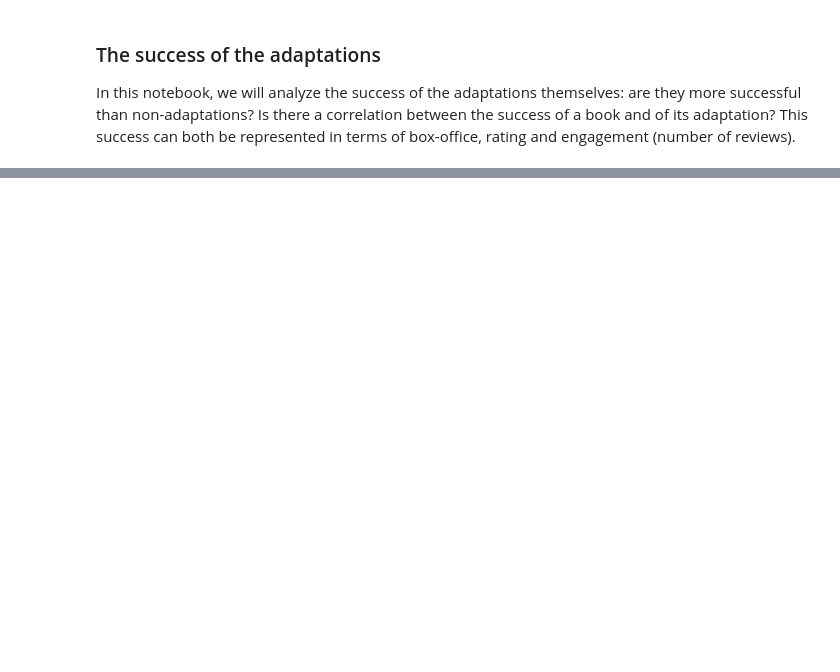
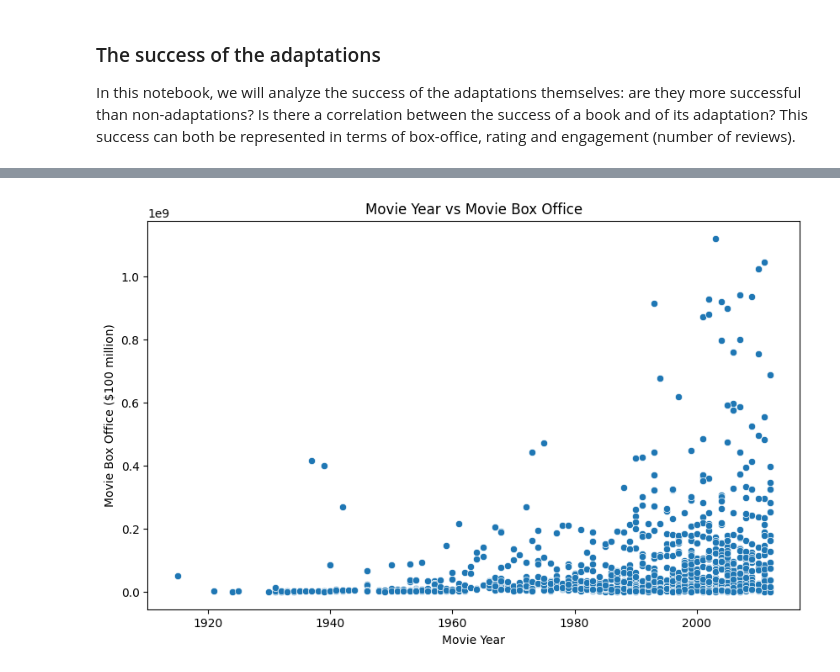
Before and after one commit to epfl-ada/ada-2024-project-padamalgame, a Jupyter notebook: adaptation_success_analysis.ipynb, the cells around one changed output, grey strips where cells are left out. Drawn from its saved outputs; the diff is of its cells as text; code cells hidden in the pictures; blank space fills up the shorter version.

```diff
--- a/adaptation_success_analysis.ipynb
+++ b/adaptation_success_analysis.ipynb
@@ -10,8 +10,6 @@ import json
 from src.scripts.merge_cmu import clean_cmu
 from src.scripts.category_analysis import *
 # %%
-# Load the dataset CMU
-cmu_movies = clean_cmu("MovieSummaries/movie.metadata.tsv")
-
-# Load the dataset merge_imdb
-df = pd.read_csv('data/merge_imdb.csv')
+# Load the dataset adapted_movies
+df = pd.read_csv('src/adapted_movies.csv')
+df.head()
@@ -40,0 +23,15 @@ Genres not in the json: {nan}
+# %%
+# Load the inflation data
+inflation_data = pd.read_csv('data/dollar_inflation.csv')
+
+# Merge the inflation data with the dataframe
+df = pd.merge(df, inflation_data, left_on='MovieYear', right_on='year')
+
+# Calculate the adjusted box office
+df['MovieAdjustedBoxOffice'] = df['MovieBoxOffice'] / df['inflation']
+
+# Drop the year and inflation columns
+df = df.drop(columns=['year', 'inflation'])
+
+# Display the updated dataframe
+df.head()
@@ -40,0 +45,9 @@ Genres not in the json: {nan}
+# %%
+plt.figure(figsize=(10, 6))
+sns.scatterplot(data=df, x='MovieYear', y='MovieBoxOffice')
+plt.title('Movie Year vs Movie Box Office')
+plt.xlabel('Movie Year')
+plt.ylabel('Movie Box Office ($100 million)')
+plt.show()
+# %% [output]
+[figure, added]
```
Also changed, not shown: parts of 5 cells of this notebook, 1 other file.
